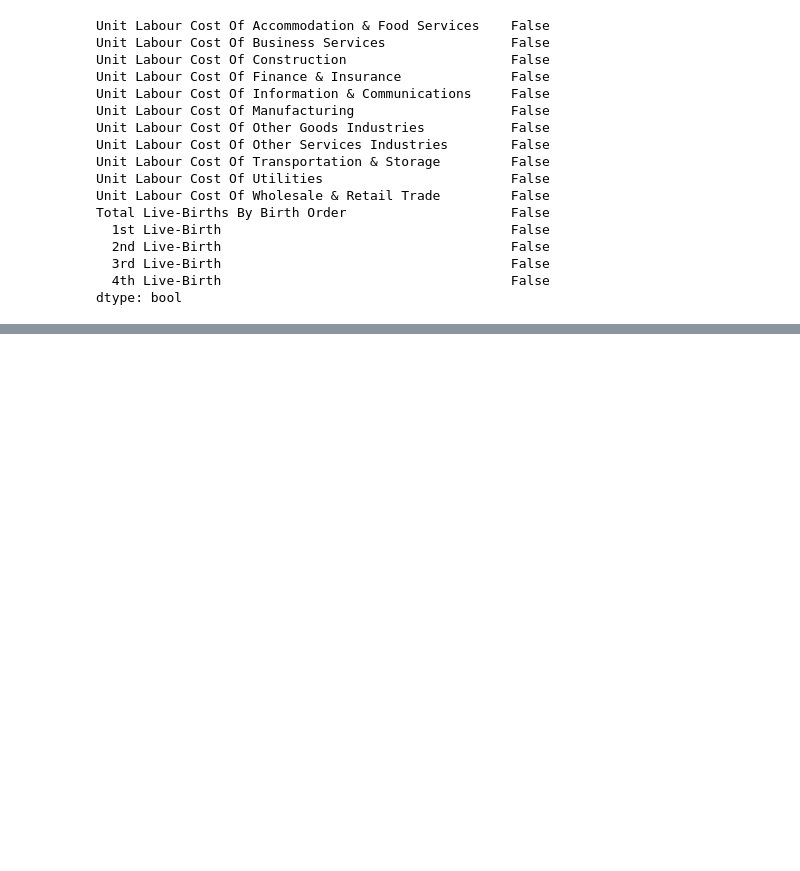
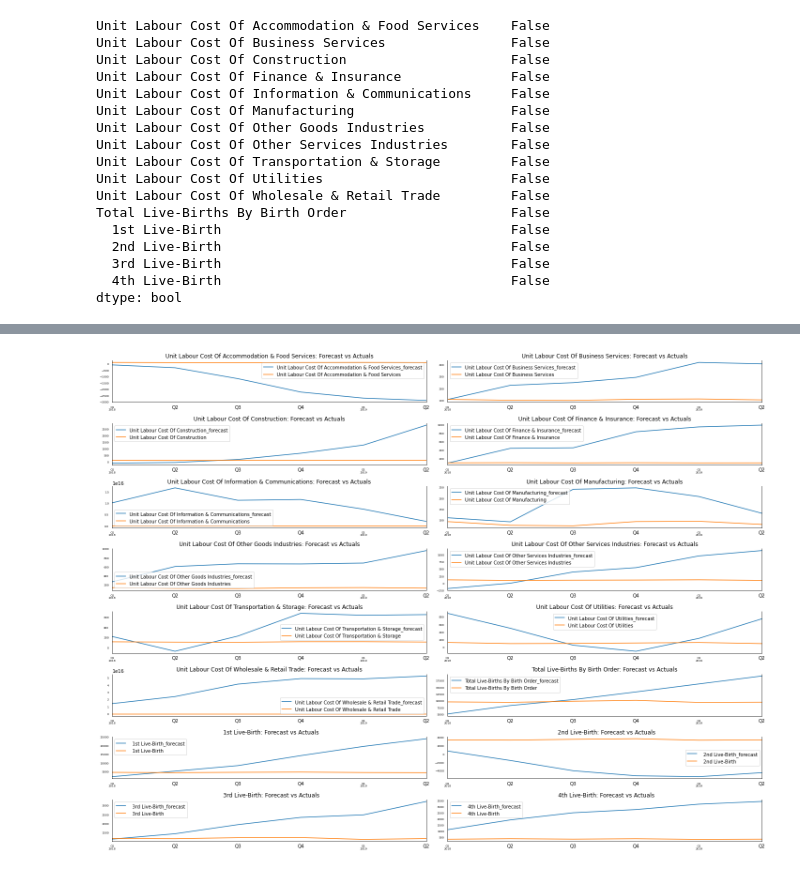
Before and after one commit to KosmonautX/osiris, a Jupyter notebook: VAR Model _forecast.ipynb, the cells around one changed output, grey strips where cells are left out. Drawn from its saved outputs; the diff is of its cells as text; code cells hidden in the pictures; blank space fills up the shorter version.

```diff
--- a/VAR Model _forecast.ipynb
+++ b/VAR Model _forecast.ipynb
@@ -436,5 +477,5 @@ AIC:                      184.661    Det(Omega_mle):     1.98395e+80
 # %%
 lag_order = results.k_ar
-forecast_input = df_train.values[-lag_order:]
+forecast_input = new_df_train.values[-lag_order:]
 forecast_input.shape
 # %% [output]
@@ -442,6 +483,7 @@ forecast_input.shape
 # %%
 #forecast values
+num = 6
 fc = results.forecast(y=forecast_input, steps=num)
-df_forecast = pd.DataFrame(fc, index=final_df.index[-num:], columns=final_df.columns + '_forecast')
+df_forecast = pd.DataFrame(fc, index=final_df.index[-num:], columns=new_final_df.columns + '_forecast')
 df_forecast
 # %% [output]
@@ -459,2 +529,16 @@ fevd.summary()
 # %%
 results.fevd(20).plot()
+# %%
+def invert_transformation(df_train, df_forecast, second_diff=False):
+    """Revert back the differencing to get the forecast to original scale."""
+    df_fc = df_forecast.copy()
+    columns = df_train.columns
+    for col in columns:
+        # Roll back 2nd Diff
+        if second_diff:
+            df_fc[str(col)+'_1d'] = (df_train[col].iloc[-1]-df_train[col].iloc[-2]) + df_fc[str(col)+'_forecast'].cumsum()
+        # Roll back 1st Diff
+        df_fc[str(col)+'_forecast'] = df_train[col].iloc[-1] + df_fc[str(col)+'_1d'].cumsum()
+    return df_fc
+
+df_results = invert_transformation(new_df_train, df_forecast, second_diff=True)
@@ -460,0 +556,16 @@ results.fevd(20).plot()
+# %%
+import matplotlib.pyplot as plt
+
+fig, axes = plt.subplots(nrows=int(len(new_final_df.columns)/2), ncols=2, figsize=(20,15))
+for i, (col,ax) in enumerate(zip(new_final_df.columns, axes.flatten())):
+    df_results[col+'_forecast'].plot(legend=True, ax=ax).autoscale(axis='x',tight=True)
+    new_df_test[col][-num:].plot(legend=True, ax=ax);
+    ax.set_title(col + ": Forecast vs Actuals")
+    ax.xaxis.set_ticks_position('none')
+    ax.yaxis.set_ticks_position('none')
+    ax.spines["top"].set_alpha(0)
+    ax.tick_params(labelsize=6)
+
+plt.tight_layout();
+# %% [output]
+[figure, added]
```
Also changed, not shown: parts of 20 cells of this notebook.
